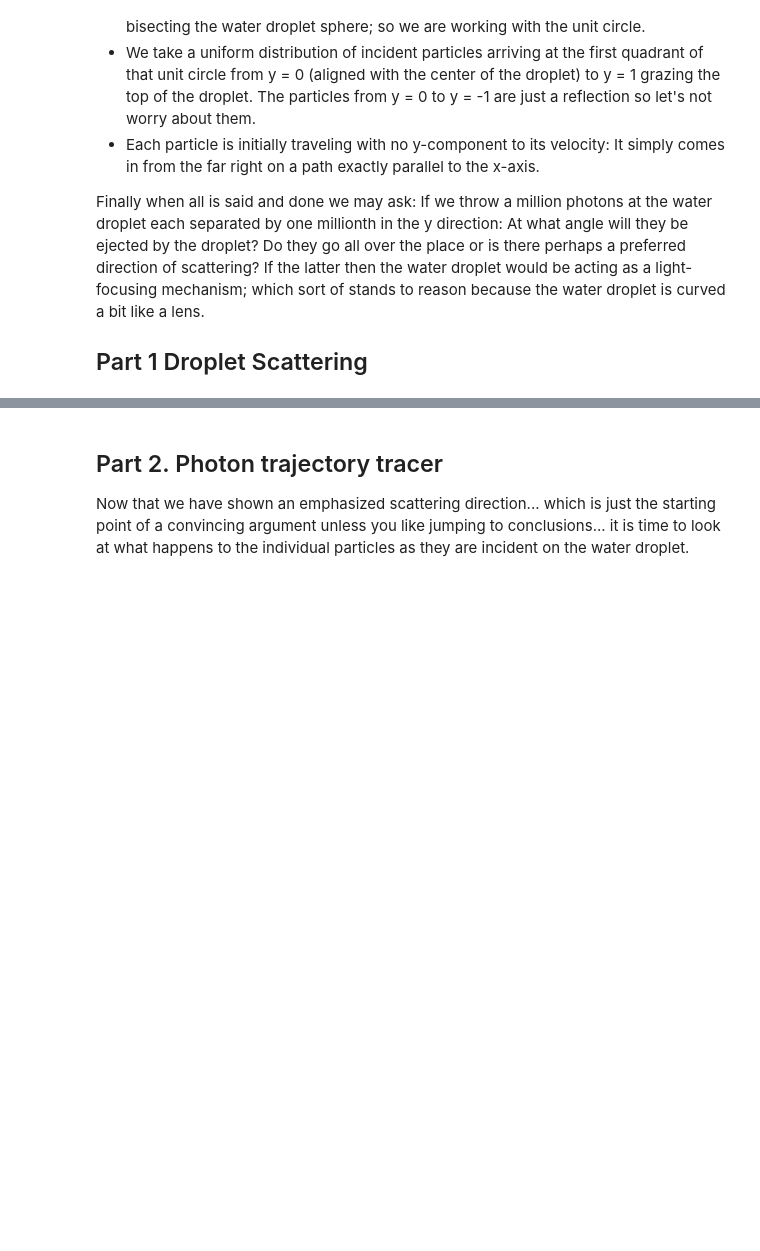
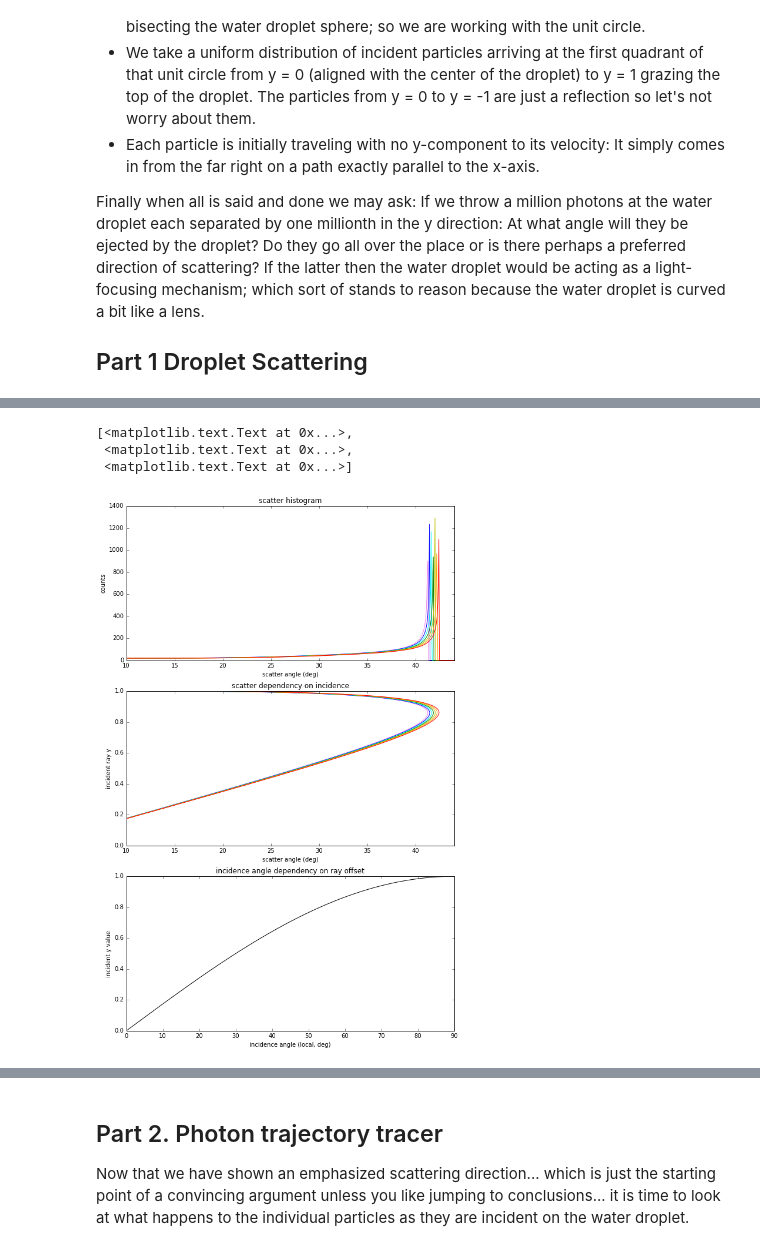
Before and after one commit to robfatland/percival, a Jupyter notebook: IPython Notebooks/Rainbow.ipynb, the cells around one changed output, grey strips where cells are left out. Drawn from its saved outputs; the diff is of its cells as text; code cells hidden in the pictures; blank space fills up the shorter version.

```diff
--- a/IPython Notebooks/Rainbow.ipynb
+++ b/IPython Notebooks/Rainbow.ipynb
@@ -57,7 +58,8 @@ import matplotlib.pyplot as plt
 
 pi = np.pi
 # %%
-def indexOfRefraction(wavelength):
+# This dispersion relation is a simple linear interpolation between red and violet values; approximately correct
+def indexOfRefractionForWater(wavelength):
     if (wavelength < 400.0): return
     if (wavelength > 700.0): return
     ind400 = 1.339
@@ -97,3 +70,11 @@ def getThetaAir(thetaWater, indexWater, indexAir):
+# %%
+# generic binning to histogram
+def getbin(value, lo, hi, bins):
+    if (value <= lo): return 0
+    if (theta >= hi): return bins-1
+    bin = int((value-lo)*(bins/(hi - lo)))
+    if (bin >= 0 and bin < bins):
+        return bin
 # %%
 # Snell's law generalization to incident and transmission media
 def snell(thetaInc, indexInc, indexTrans):
@@ -278,0 +88,10 @@ avg abs err = 3.08258695965e-16
+# %%
+def scatter(y, wavelength):
+    iorAir = 1.00029
+    iorWater = indexOfRefractionForWater(wavelength)
+    alpha = np.arcsin(y)          # alpha is the angle of incidence
+    beta = snell(alpha, iorAir, iorWater)
+    T1 = 1.0 - RCoefficient(alpha, iorAir, iorWater)
+    R1 = RCoefficient(beta, iorWater, iorAir)
+    T2 = 1.0 - R1 # Since beta is found at both Q and R
+    return T1, R1, T2, 4.*beta - 2.*alpha
@@ -279 +249,27 @@ avg abs err = 3.08258695965e-16
+# %%
+# plt.subplots returns a tuple: A general-context figure and a list of sub-plots assigned to axes
+fig, axes = plt.subplots(3, figsize=(10,16))
+axisHistogram = axes[0]    # I break the axes list apart into more identifiable names
+axisScatter   = axes[1]
+axisIncidence = axes[2]
+
+for i in range(nC):
+    axisHistogram.plot(domainDeg, histogram[i], cLabels[i])
+    axisScatter.plot(thetaDeg[i], yIncident, cLabels[i])
+
+axisIncidence.plot(alphaDeg, yIncident, 'k')
+
+axisHistogram.set(xlim=(10.0, 44.0))
+axisHistogram.set(xlabel='scatter angle (deg)', ylabel = 'counts', title='scatter histogram')
+
+axisScatter.set(xlim=(10.0, 44.0))
+axisScatter.set(ylabel='incident ray y', xlabel = 'scatter angle (deg)', title='scatter dependency on incidence')
+
+axisIncidence.set(xlim=(0.0, 90.0),ylim=(0.0,1.0))
+axisIncidence.set(ylabel='incident y value', xlabel = 'incidence angle (local, deg)', title='incidence angle dependency on ray offset')
+# %% [output]
+[<matplotlib.text.Text at 0x...>,
+ <matplotlib.text.Text at 0x...>,
+ <matplotlib.text.Text at 0x...>]
+[figure, added]
 # %% [markdown]
```
Also changed, not shown: parts of 15 cells of this notebook.
